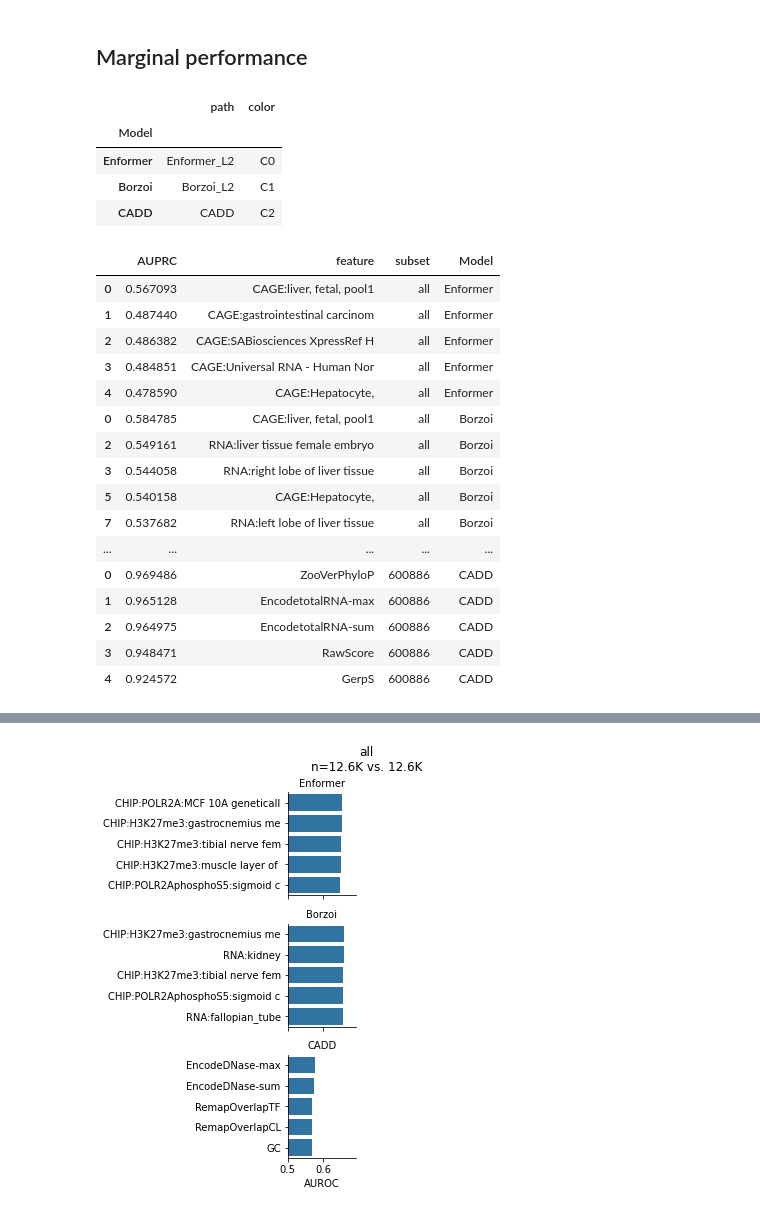
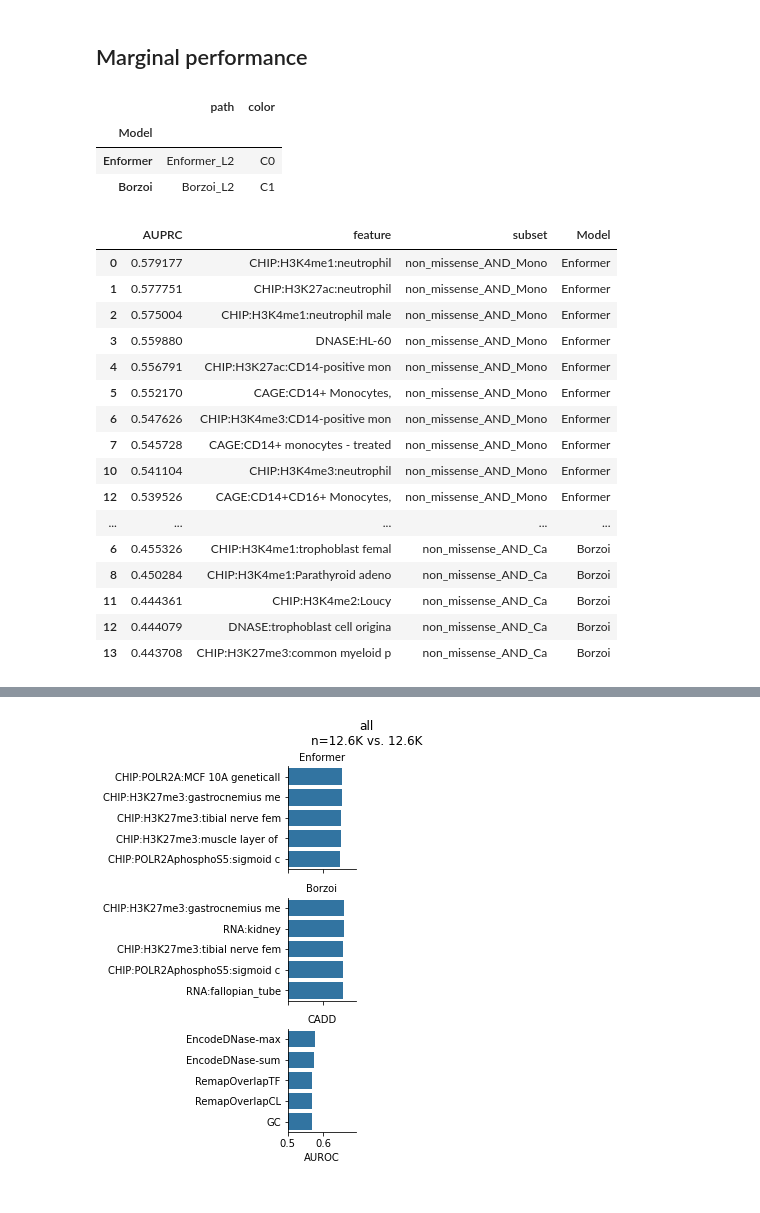
Before and after one commit to minjaf/TraitGym, a Jupyter notebook: workflow/notebooks/interpretation.ipynb, the cells around one changed output, grey strips where cells are left out. Cells and saved outputs as stored; diff of their text form; code cells hidden in the pictures.

```diff
--- a/workflow/notebooks/interpretation.ipynb
+++ b/workflow/notebooks/interpretation.ipynb
@@ -70,12 +82,12 @@ subset_renaming = {
 # %%
 enformer_renaming = pd.read_csv("../../results/metadata/Enformer.csv")
-for col in ["name", "description"]:
-    enformer_renaming[col] = "Enformer_L2_" + enformer_renaming[col]
+#for col in ["name", "description"]:
+#    enformer_renaming[col] = "Enformer_L2_" + enformer_renaming[col]
 enformer_renaming = enformer_renaming.set_index("name").description.str[:30].to_dict()
 
 borzoi_renaming = pd.read_csv("../../results/metadata/Borzoi.csv")
-for col in ["name", "description"]:
-    borzoi_renaming[col] = "Borzoi_L2_" + borzoi_renaming[col]
+#for col in ["name", "description"]:
+#    borzoi_renaming[col] = "Borzoi_L2_" + borzoi_renaming[col]
 borzoi_renaming = borzoi_renaming.set_index("name").description.str[:30].to_dict()
 
 feature_renaming = {**enformer_renaming, **borzoi_renaming}
@@ -100,44 +112,27 @@ feature_renaming
  ...}
 # %%
-#dataset = "omim_subsampled_9"
+#dataset = "mendelian_matched_9"
 #subsets = [
-#    "all",
-#    "174500",
-#    "306900",
-#    "600886",
+#    "non_missense_AND_306900",
+#    "non_missense_AND_143890",
 #]
 
 dataset = "gwas_matched_9"
 subsets = [
-    "all",
-    "Height",
-    "MCV",
-    "Mono",
-    "eBMD",
+    "non_missense_AND_Mono",
+    "non_missense_AND_SHBG",
+    "non_missense_AND_Ca",
 ]
-
-#dataset = "eqtl_matched_1"
-#subsets = [
-#    "all",
-#    "Whole_Blood",
-#    "Lung",
-#    "Brain_Cortex",
-#    "Liver",
-#]
 
 base_dir = f"../../results/dataset/{dataset}"
 V = pd.read_parquet(f"{base_dir}/test.parquet")
 # %% [markdown]
 ## Marginal performance
 # %%
-LLR_version = "LLR"
-#LLR_version = "absLLR"
-
 models = pd.DataFrame(
     [
         ["Enformer", "Enformer_L2", "C0"],
         ["Borzoi", "Borzoi_L2", "C1"],
-        ["CADD", "CADD", "C2"],
     ],
     columns=["Model", "path", "color"]
 ).set_index("Model")
@@ -147,45 +142,44 @@ models
 | Model |  |  |
 | Enformer | Enformer_L2 | C0 |
 | Borzoi | Borzoi_L2 | C1 |
-| CADD | CADD | C2 |
 # %%
 dfs = []
 sample_size = {}
 
 for subset in tqdm(subsets):
     s = pd.read_parquet(f"{base_dir}/subset/{subset}.parquet")
     V_s = s.merge(V, on=["chrom", "pos", "ref", "alt"], how="left")
     sample_size[subset] = V_s.label.sum(), (~V_s.label).sum()
     for model in models.index:
         df = pd.read_csv(f"{base_dir}/unsupervised_metrics/{subset}/{models.loc[model, 'path']}.csv")
         if model == "Enformer":
             df.feature = df.feature.map(enformer_renaming)
             df = df.drop_duplicates("feature")
         elif model == "Borzoi":
             df.feature = df.feature.map(borzoi_renaming)
             df = df.drop_duplicates("feature")
-        df = df.head(5)
+        df = df.head(10)
         df["subset"] = subset
         df["Model"] = model
         dfs.append(df)
 df = pd.concat(dfs)
 df
 # %% [output]
 |  | AUPRC | feature | subset | Model |
-| 0 | 0.567093 | CAGE:liver, fetal, pool1 | all | Enformer |
-| 1 | 0.487440 | CAGE:gastrointestinal carcinom | all | Enformer |
-| 2 | 0.486382 | CAGE:SABiosciences XpressRef H | all | Enformer |
-| 3 | 0.484851 | CAGE:Universal RNA - Human Nor | all | Enformer |
-| 4 | 0.478590 | CAGE:Hepatocyte, | all | Enformer |
-| 0 | 0.584785 | CAGE:liver, fetal, pool1 | all | Borzoi |
-| 2 | 0.549161 | RNA:liver tissue female embryo | all | Borzoi |
-| 3 | 0.544058 | RNA:right lobe of liver tissue | all | Borzoi |
-| 5 | 0.540158 | CAGE:Hepatocyte, | all | Borzoi |
-| 7 | 0.537682 | RNA:left lobe of liver tissue | all | Borzoi |
+| 0 | 0.579177 | CHIP:H3K4me1:neutrophil | non_missense_AND_Mono | Enformer |
+| 1 | 0.577751 | CHIP:H3K27ac:neutrophil | non_missense_AND_Mono | Enformer |
+| 2 | 0.575004 | CHIP:H3K4me1:neutrophil male | non_missense_AND_Mono | Enformer |
+| 3 | 0.559880 | DNASE:HL-60 | non_missense_AND_Mono | Enformer |
+| 4 | 0.556791 | CHIP:H3K27ac:CD14-positive mon | non_missense_AND_Mono | Enformer |
+| 5 | 0.552170 | CAGE:CD14+ Monocytes, | non_missense_AND_Mono | Enformer |
+| 6 | 0.547626 | CHIP:H3K4me3:CD14-positive mon | non_missense_AND_Mono | Enformer |
+| 7 | 0.545728 | CAGE:CD14+ monocytes - treated | non_missense_AND_Mono | Enformer |
+| 10 | 0.541104 | CHIP:H3K4me3:neutrophil | non_missense_AND_Mono | Enformer |
+| 12 | 0.539526 | CAGE:CD14+CD16+ Monocytes, | non_missense_AND_Mono | Enformer |
 | ... | ... | ... | ... | ... |
-| 0 | 0.969486 | ZooVerPhyloP | 600886 | CADD |
-| 1 | 0.965128 | EncodetotalRNA-max | 600886 | CADD |
-| 2 | 0.964975 | EncodetotalRNA-sum | 600886 | CADD |
-| 3 | 0.948471 | RawScore | 600886 | CADD |
-| 4 | 0.924572 | GerpS | 600886 | CADD |
+| 6 | 0.455326 | CHIP:H3K4me1:trophoblast femal | non_missense_AND_Ca | Borzoi |
+| 8 | 0.450284 | CHIP:H3K4me1:Parathyroid adeno | non_missense_AND_Ca | Borzoi |
+| 11 | 0.444361 | CHIP:H3K4me2:Loucy | non_missense_AND_Ca | Borzoi |
+| 12 | 0.444079 | DNASE:trophoblast cell origina | non_missense_AND_Ca | Borzoi |
+| 13 | 0.443708 | CHIP:H3K27me3:common myeloid p | non_missense_AND_Ca | Borzoi |
 # %%
```
Also changed, not shown: parts of 6 cells of this notebook, 4 other files.
